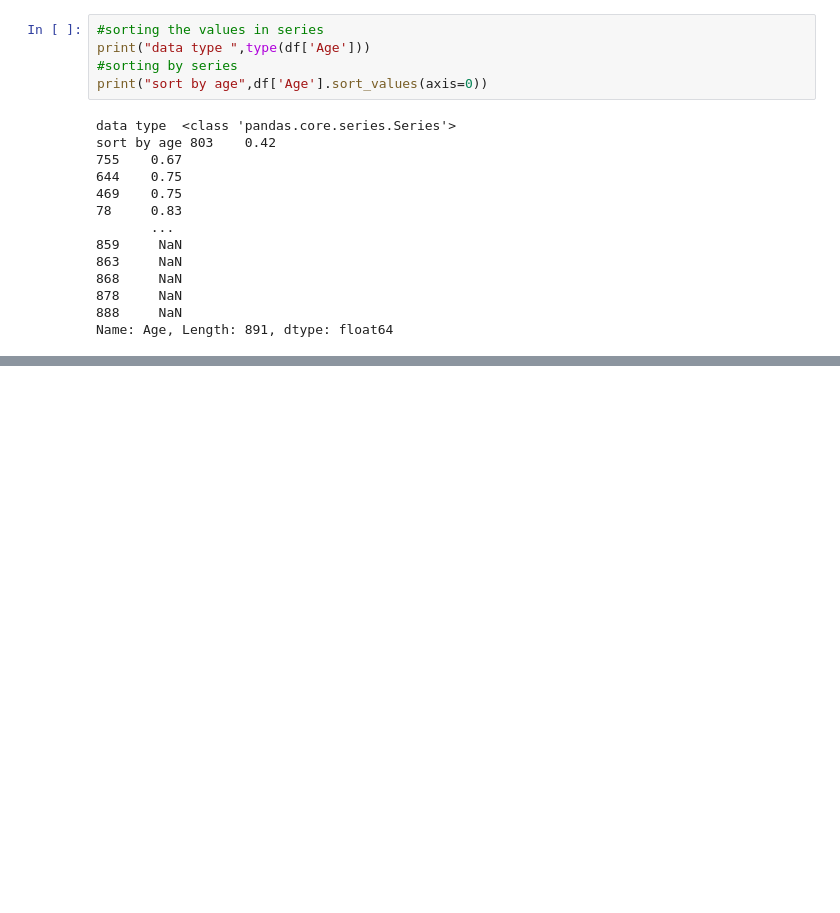
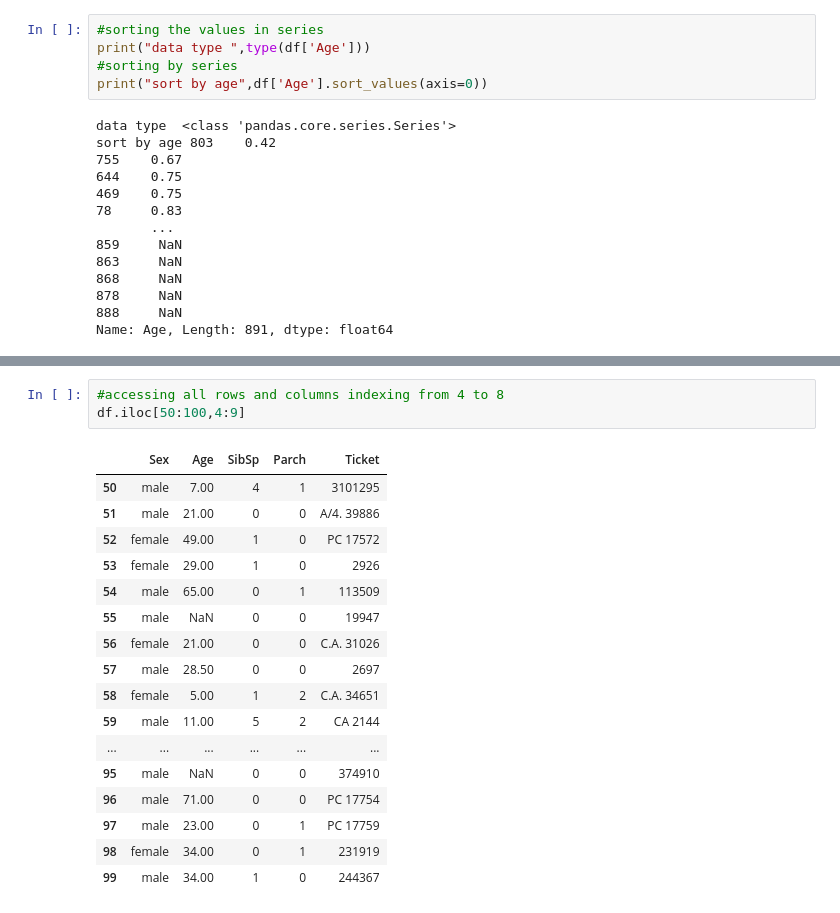
Before and after one commit to Pradeep24032004/data_science, a Jupyter notebook: PandasBasics.ipynb, the cells around one changed output, grey strips where cells are left out. Saved outputs shown, nothing was run; the diff lists cells and outputs as text; blank space fills up the shorter version.

```diff
--- a/PandasBasics.ipynb
+++ b/PandasBasics.ipynb
@@ -903,0 +957,21 @@ Name: Age, Length: 891, dtype: float64
+# %%
+#accessing all rows and columns indexing from 4 to 8
+df.iloc[50:100,4:9]
+# %% [output]
+|  | Sex | Age | SibSp | Parch | Ticket |
+| 50 | male | 7.00 | 4 | 1 | 3101295 |
+| 51 | male | 21.00 | 0 | 0 | A/4. 39886 |
+| 52 | female | 49.00 | 1 | 0 | PC 17572 |
+| 53 | female | 29.00 | 1 | 0 | 2926 |
+| 54 | male | 65.00 | 0 | 1 | 113509 |
+| 55 | male | NaN | 0 | 0 | 19947 |
+| 56 | female | 21.00 | 0 | 0 | C.A. 31026 |
+| 57 | male | 28.50 | 0 | 0 | 2697 |
+| 58 | female | 5.00 | 1 | 2 | C.A. 34651 |
+| 59 | male | 11.00 | 5 | 2 | CA 2144 |
+| ... | ... | ... | ... | ... | ... |
+| 95 | male | NaN | 0 | 0 | 374910 |
+| 96 | male | 71.00 | 0 | 0 | PC 17754 |
+| 97 | male | 23.00 | 0 | 1 | PC 17759 |
+| 98 | female | 34.00 | 0 | 1 | 231919 |
+| 99 | male | 34.00 | 1 | 0 | 244367 |
```
Also changed, not shown: parts of 14 cells of this notebook.
